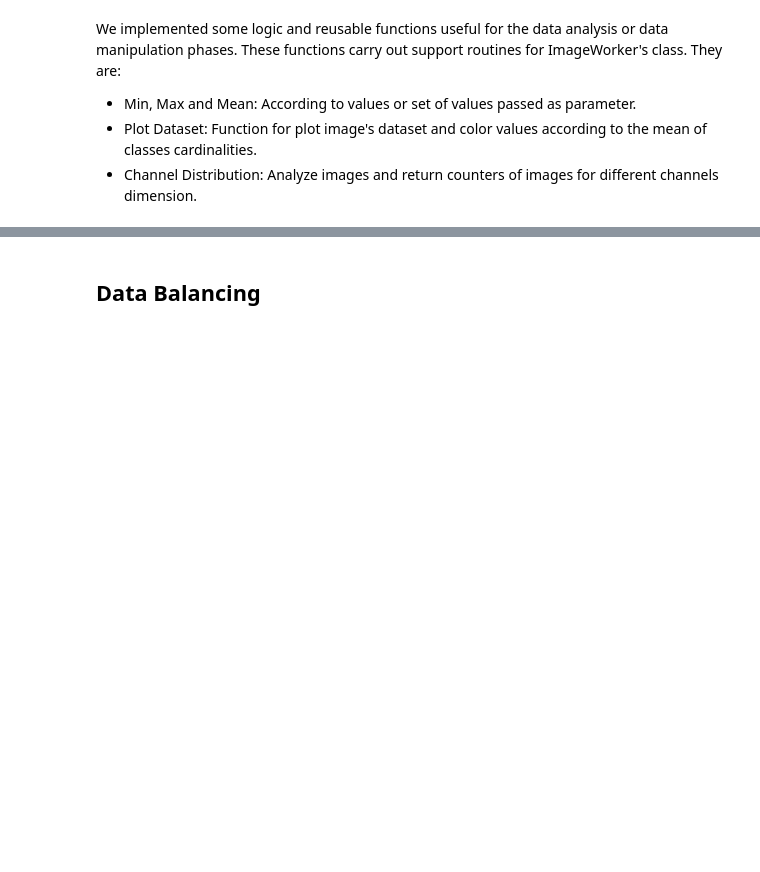
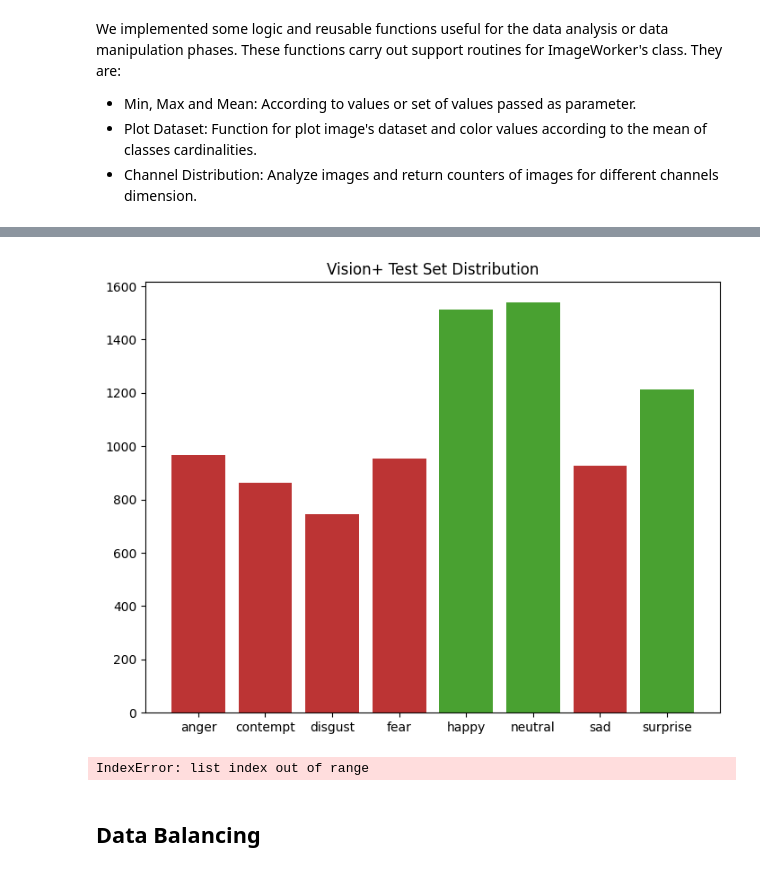
Before and after one commit to AhmadBeigRezaei/VisionGuard-CV, a Jupyter notebook: Notebooks/Preprocessing.ipynb, the cells around one changed output, grey strips where cells are left out. Drawn from its saved outputs; the diff is of its cells as text; code cells hidden in the pictures; blank space fills up the shorter version.

```diff
--- a/Notebooks/Preprocessing.ipynb
+++ b/Notebooks/Preprocessing.ipynb
@@ -220,3 +258,11 @@ def plot_dataset(dataset_path, title=""):
+# %%
+plot_dataset(data_vision[0], "Vision+ Test Set Distribution")
+# %% [output]
+[figure, added]
+# %%
+plot_dataset(data_vision[3], "Vision+ Validation Set Distribution")
+# %% [output]
+IndexError: list index out of range
 # %% [markdown]
 ## Data Balancing
 # %% [markdown]
```
Also changed, not shown: parts of 77 cells of this notebook, 2 other files.
